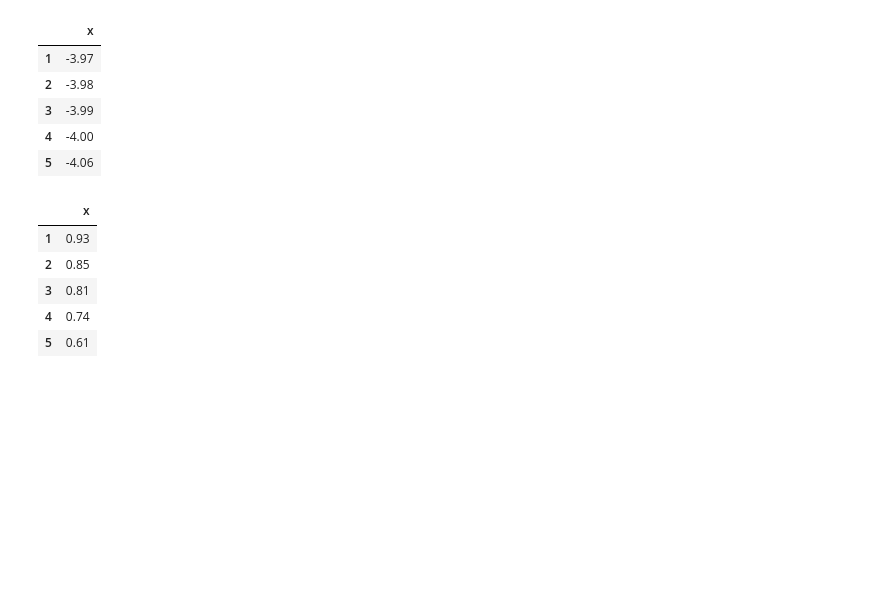
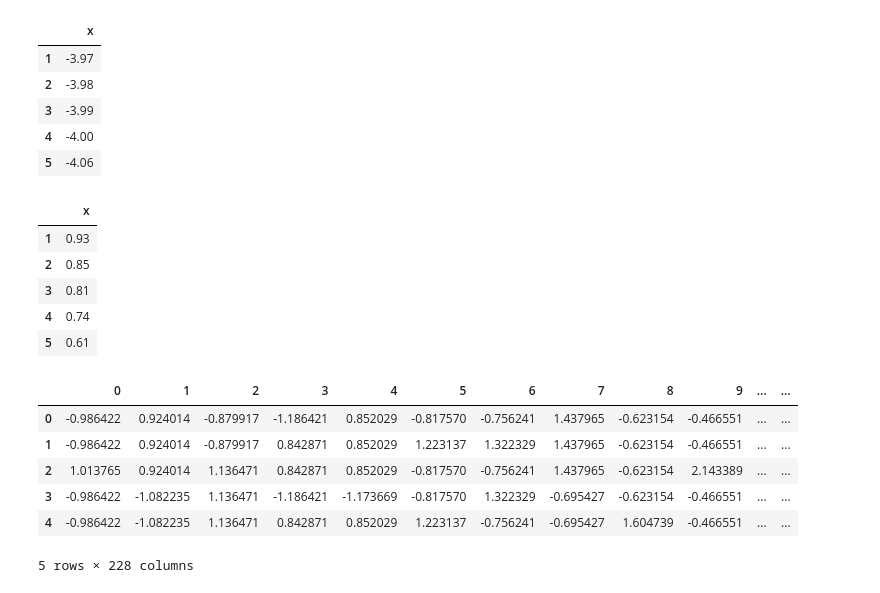
Before and after one commit to joppimenta/HW2-ICA, a Jupyter notebook: Untitled.ipynb, the cells around one changed output. Cells and saved outputs as stored; diff of their text form; code cells hidden in the pictures; blank space fills up the shorter version.

Commit message:
mudando o dataset

```diff
--- a/Untitled.ipynb
+++ b/Untitled.ipynb
@@ -46,3 +58,16 @@ solTestY.head()
 | 3 | 0.81 |
 | 4 | 0.74 |
 | 5 | 0.61 |
+# %%
+pt = PowerTransformer(method='yeo-johnson')
+data = pt.fit_transform(solTrainX)
+dataset = pd.DataFrame(data)
+dataset.head()
+# %% [output]
+|  | 0 | 1 | 2 | 3 | 4 | 5 | 6 | 7 | 8 | 9 | ... | ... |
+| 0 | -0.986422 | 0.924014 | -0.879917 | -1.186421 | 0.852029 | -0.817570 | -0.756241 | 1.437965 | -0.623154 | -0.466551 | ... | ... |
+| 1 | -0.986422 | 0.924014 | -0.879917 | 0.842871 | 0.852029 | 1.223137 | 1.322329 | 1.437965 | -0.623154 | -0.466551 | ... | ... |
+| 2 | 1.013765 | 0.924014 | 1.136471 | 0.842871 | 0.852029 | -0.817570 | -0.756241 | 1.437965 | -0.623154 | 2.143389 | ... | ... |
+| 3 | -0.986422 | -1.082235 | 1.136471 | -1.186421 | -1.173669 | -0.817570 | 1.322329 | -0.695427 | -0.623154 | -0.466551 | ... | ... |
+| 4 | -0.986422 | -1.082235 | 1.136471 | 0.842871 | 0.852029 | 1.223137 | -0.756241 | -0.695427 | 1.604739 | -0.466551 | ... | ... |
+5 rows × 228 columns
```
Also changed, not shown: parts of 11 cells of this notebook, 8 other files.
